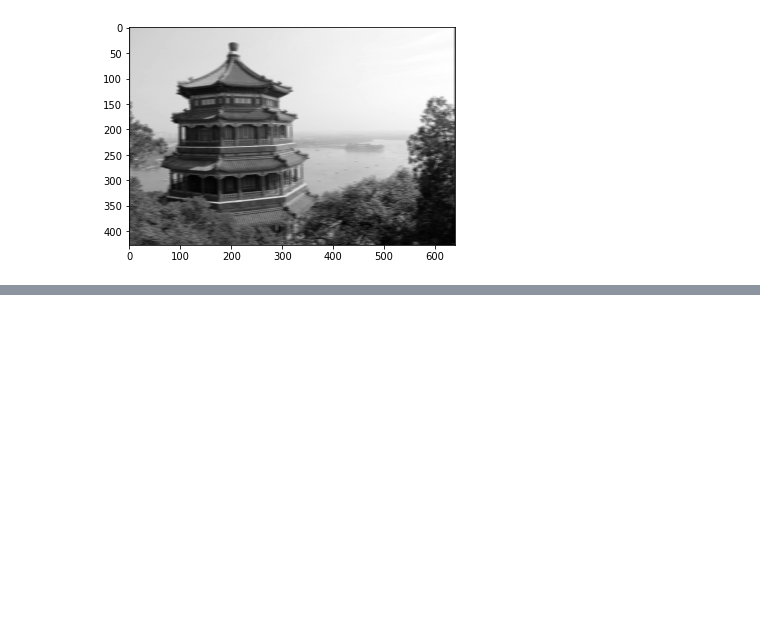
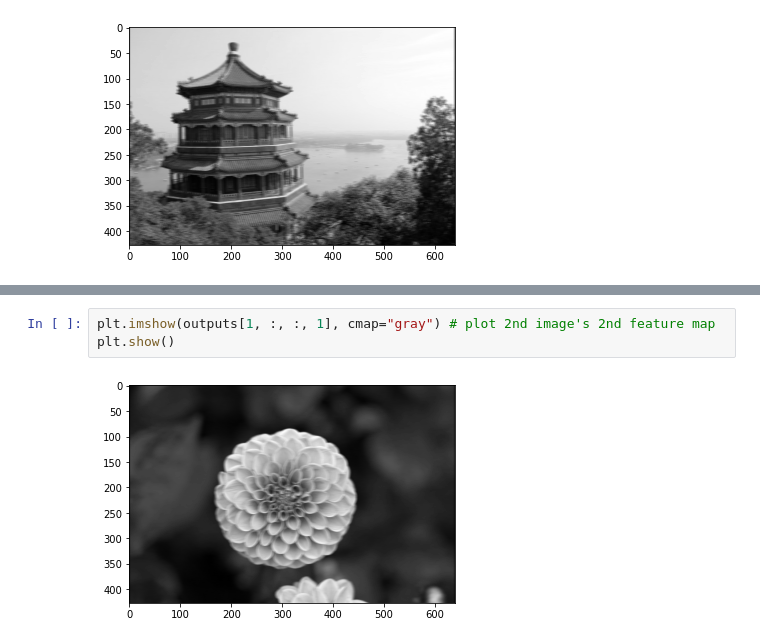
Before and after one commit to ee2110/Convolutional_Neural_Network, a Jupyter notebook: TensorFlow_data_Image_Classification/horizontal_vertical_filter.ipynb, the cells around one changed output, grey strips where cells are left out. Drawn from its saved outputs; the diff is of its cells as text; blank space fills up the shorter version.

```diff
--- a/TensorFlow_data_Image_Classification/horizontal_vertical_filter.ipynb
+++ b/TensorFlow_data_Image_Classification/horizontal_vertical_filter.ipynb
@@ -94,0 +109,5 @@ plt.show()
+# %%
+plt.imshow(outputs[1, :, :, 1], cmap="gray") # plot 2nd image's 2nd feature map
+plt.show()
+# %% [output]
+[figure, added]
```
Also changed, not shown: parts of 3 cells of this notebook.
